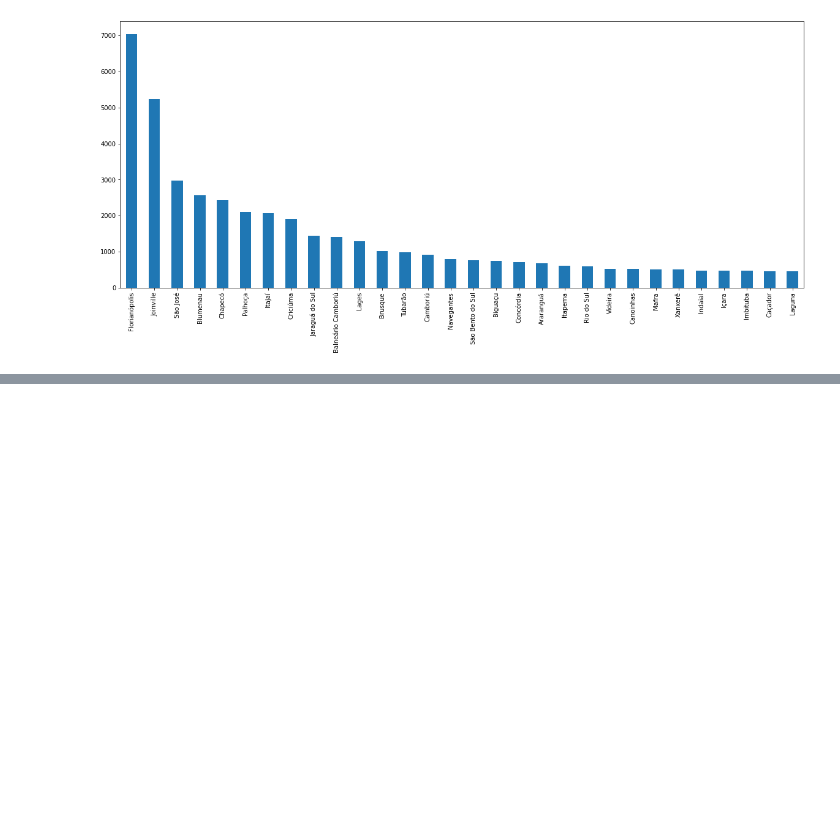
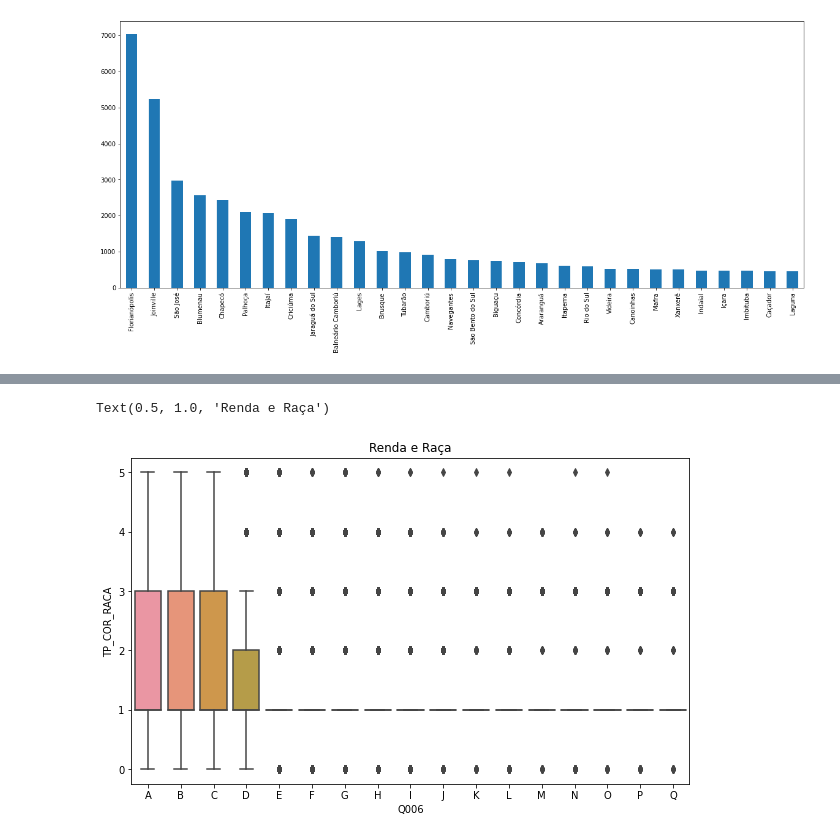
Before and after one commit to Aline-Noronha/ImersaoDadosEnem2019, a Jupyter notebook: Mulheres_SC.ipynb, the cells around one changed output, grey strips where cells are left out. Drawn from its saved outputs; the diff is of its cells as text; code cells hidden in the pictures; blank space fills up the shorter version.

```diff
--- a/Mulheres_SC.ipynb
+++ b/Mulheres_SC.ipynb
@@ -60,3 +123,10 @@ plt.title("Nota total vs renda")
+# %%
+plt.figure(figsize=(10, 6))
+sns.boxplot(x="Q006", y = "TP_COR_RACA", data = dados, order = renda_ordenada)
+plt.title("Renda e Raça")
+# %% [output]
+Text(0.5, 1.0, 'Renda e Raça')
+[figure, added]
 # %%
 provas = ["NU_NOTA_CN","NU_NOTA_CH","NU_NOTA_MT","NU_NOTA_LC","NU_NOTA_REDACAO"]
 provas.append("NU_NOTA_TOTAL")
```
Also changed, not shown: parts of 43 cells of this notebook.
